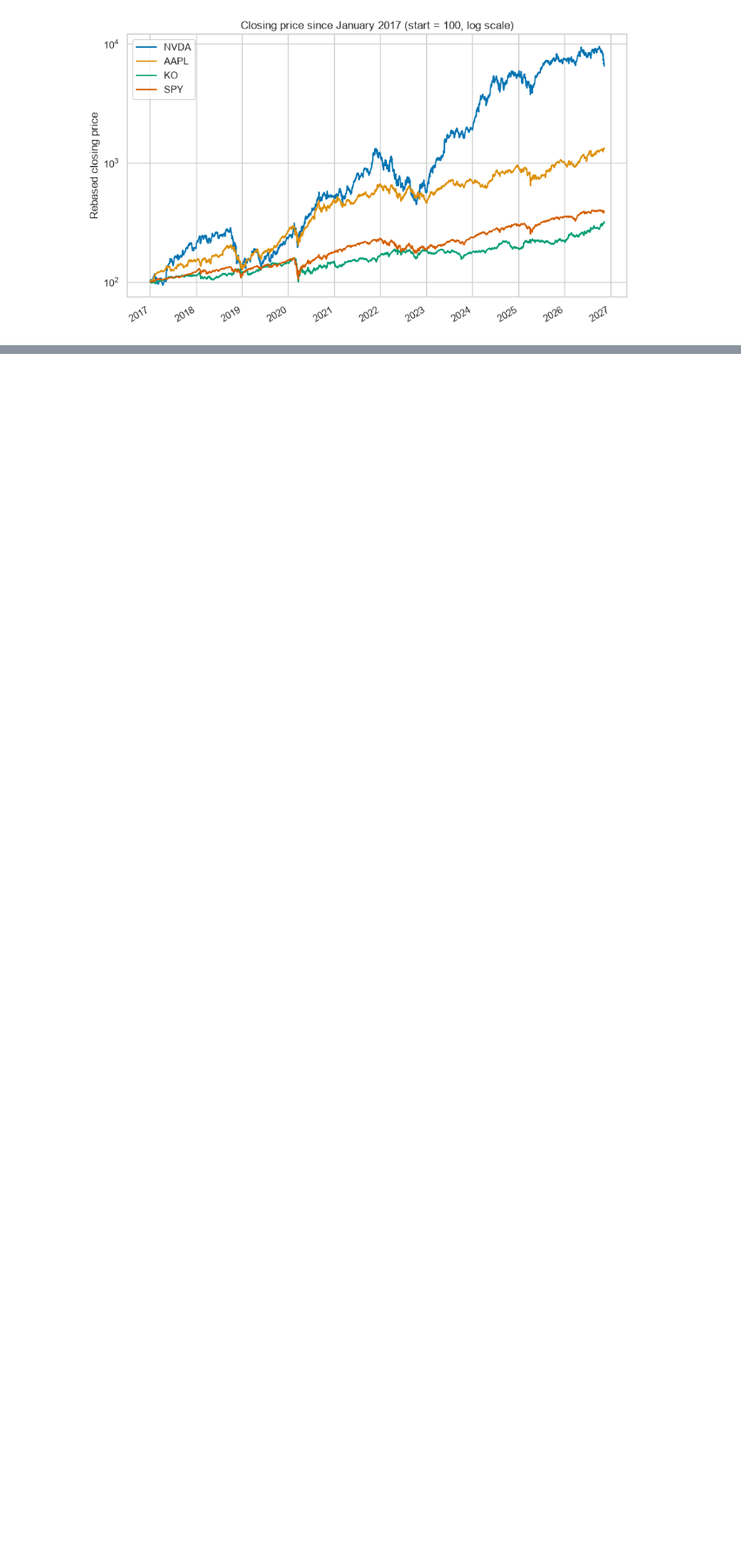
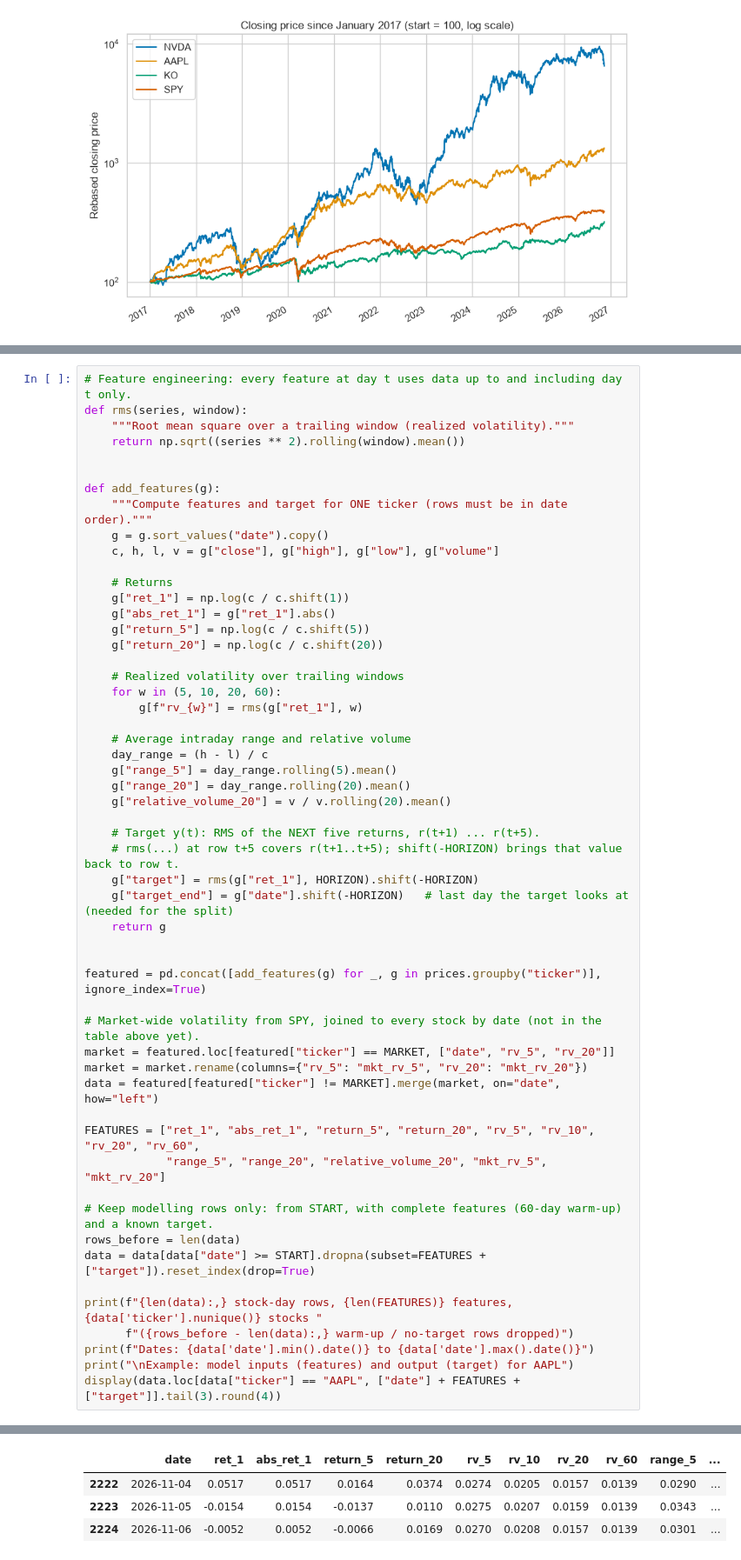
Before and after one commit to DellKnow/Stock-Market-Volatility-Predictor, a Jupyter notebook: stock-market-volatility-predictor.ipynb, the cells around one changed output, grey strips where cells are left out. Shown at 87% size. Drawn from its saved outputs; the diff is of its cells as text; blank space fills up the shorter version.

Commit message:
Feature Engineering

```diff
--- a/stock-market-volatility-predictor.ipynb
+++ b/stock-market-volatility-predictor.ipynb
@@ -371,0 +398,55 @@ Summary per ticker:
+# %%
+# Feature engineering: every feature at day t uses data up to and including day t only.
+def rms(series, window):
+    """Root mean square over a trailing window (realized volatility)."""
+    return np.sqrt((series ** 2).rolling(window).mean())
+
+
+def add_features(g):
+    """Compute features and target for ONE ticker (rows must be in date order)."""
+    g = g.sort_values("date").copy()
+    c, h, l, v = g["close"], g["high"], g["low"], g["volume"]
+
+    # Returns
+    g["ret_1"] = np.log(c / c.shift(1))
+    g["abs_ret_1"] = g["ret_1"].abs()
+    g["return_5"] = np.log(c / c.shift(5))
+    g["return_20"] = np.log(c / c.shift(20))
+
+    # Realized volatility over trailing windows
+    for w in (5, 10, 20, 60):
+        g[f"rv_{w}"] = rms(g["ret_1"], w)
+
+    # Average intraday range and relative volume
+    day_range = (h - l) / c
+    g["range_5"] = day_range.rolling(5).mean()
+    g["range_20"] = day_range.rolling(20).mean()
+    g["relative_volume_20"] = v / v.rolling(20).mean()
+
+    # Target y(t): RMS of the NEXT five returns, r(t+1) ... r(t+5).
+    # rms(...) at row t+5 covers r(t+1..t+5); shift(-HORIZON) brings that value back to row t.
+    g["target"] = rms(g["ret_1"], HORIZON).shift(-HORIZON)
+    g["target_end"] = g["date"].shift(-HORIZON)   # last day the target looks at (needed for the split)
+    return g
+
+
+featured = pd.concat([add_features(g) for _, g in prices.groupby("ticker")], ignore_index=True)
+
+# Market-wide volatility from SPY, joined to every stock by date (not in the table above yet).
+market = featured.loc[featured["ticker"] == MARKET, ["date", "rv_5", "rv_20"]]
+market = market.rename(columns={"rv_5": "mkt_rv_5", "rv_20": "mkt_rv_20"})
+data = featured[featured["ticker"] != MARKET].merge(market, on="date", how="left")
+
+FEATURES = ["ret_1", "abs_ret_1", "return_5", "return_20", "rv_5", "rv_10", "rv_20", "rv_60",
+            "range_5", "range_20", "relative_volume_20", "mkt_rv_5", "mkt_rv_20"]
+
+# Keep modelling rows only: from START, with complete features (60-day warm-up) and a known target.
+rows_before = len(data)
+data = data[data["date"] >= START].dropna(subset=FEATURES + ["target"]).reset_index(drop=True)
+
+print(f"{len(data):,} stock-day rows, {len(FEATURES)} features, {data['ticker'].nunique()} stocks "
+      f"({rows_before - len(data):,} warm-up / no-target rows dropped)")
+print(f"Dates: {data['date'].min().date()} to {data['date'].max().date()}")
+print("\nExample: model inputs (features) and output (target) for AAPL")
+display(data.loc[data["ticker"] == "AAPL", ["date"] + FEATURES + ["target"]].tail(3).round(4))
+# %% [output]
@@ -371,0 +457,4 @@ Summary per ticker:
+|  | date | ret_1 | abs_ret_1 | return_5 | return_20 | rv_5 | rv_10 | rv_20 | rv_60 | range_5 | ... |
+| 2222 | 2026-11-04 | 0.0517 | 0.0517 | 0.0164 | 0.0374 | 0.0274 | 0.0205 | 0.0157 | 0.0139 | 0.0290 | ... |
+| 2223 | 2026-11-05 | -0.0154 | 0.0154 | -0.0137 | 0.0110 | 0.0275 | 0.0207 | 0.0159 | 0.0139 | 0.0343 | ... |
+| 2224 | 2026-11-06 | -0.0052 | 0.0052 | -0.0066 | 0.0169 | 0.0270 | 0.0208 | 0.0157 | 0.0139 | 0.0301 | ... |
```
Also changed, not shown: parts of 5 cells of this notebook.
